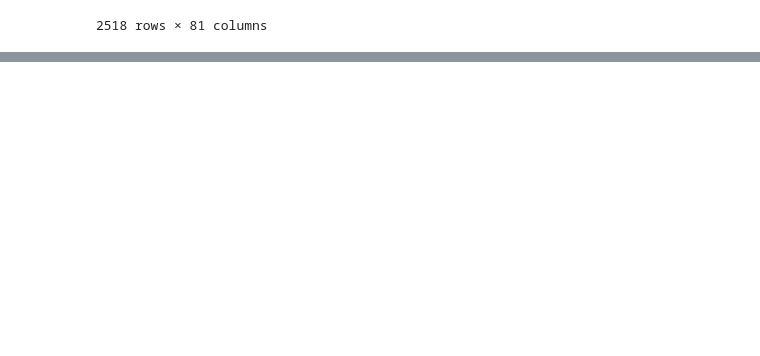
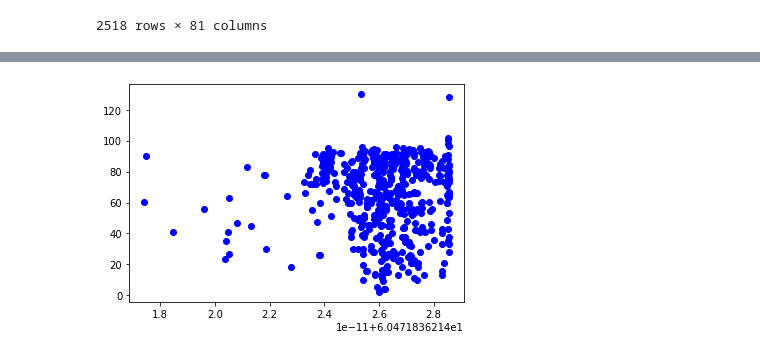
Before and after one commit to FLira2000/supercon, a Jupyter notebook: super123/neuralNets/NNet_logisticActiv_doubleLayer.ipynb, the cells around one changed output, grey strips where cells are left out. Cells and saved outputs as stored; diff of their text form; code cells hidden in the pictures; blank space fills up the shorter version.

```diff
--- a/super123/neuralNets/NNet_logisticActiv_doubleLayer.ipynb
+++ b/super123/neuralNets/NNet_logisticActiv_doubleLayer.ipynb
@@ -62,3 +60,5 @@ neuralNet_logistic2 = MLPRegressor(hidden_layer_sizes = (40, 50), activation = '
+# %%
+neuralNet_logistic2 = MLPRegressor(hidden_layer_sizes = (50, 50), activation = 'logistic') #ive tried so hard and this fucks up every time i run this shit so im gonna forget it rn
 # %%
 neuralNet_logistic2.fit(train_X, train_y)
 # %% [output]
@@ -66,3 +66,5 @@ MLPRegressor(activation='logistic', hidden_layer_sizes=(40, 50), max_iter=2000)
+# %%
+predictions_logistic2 = 0
 # %%
 avg_logistic2 = 0
 for i in range(1, 30):
@@ -73,0 +98,5 @@ print(str(avg_logistic2/30))
+# %%
+plt.plot(predictions_logistic2, test_y, "bo")
+plt.show()
+# %% [output]
+[figure, added]
```
Also changed, not shown: parts of 5 cells of this notebook, 4 other files.
